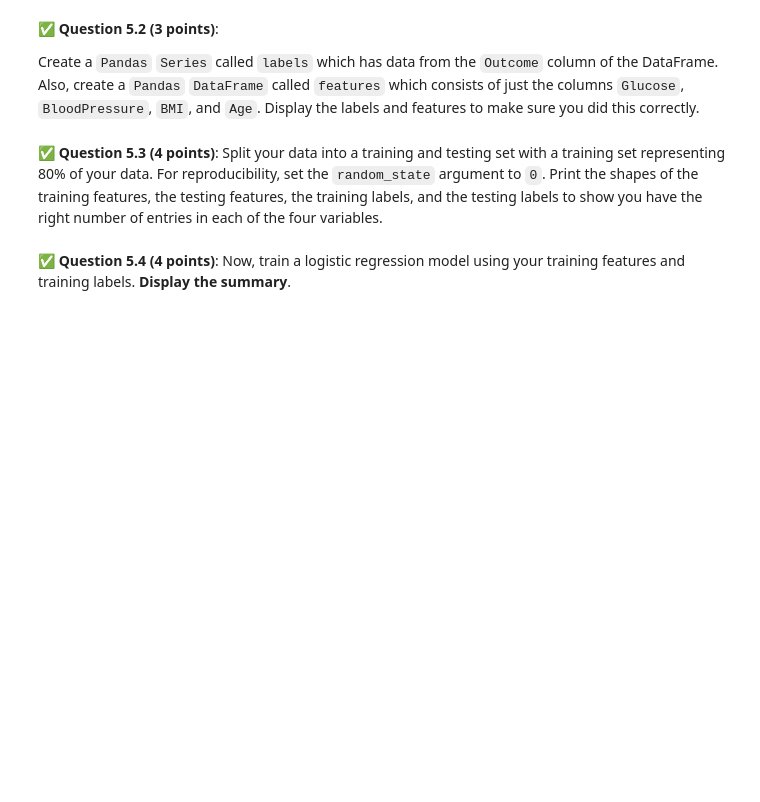
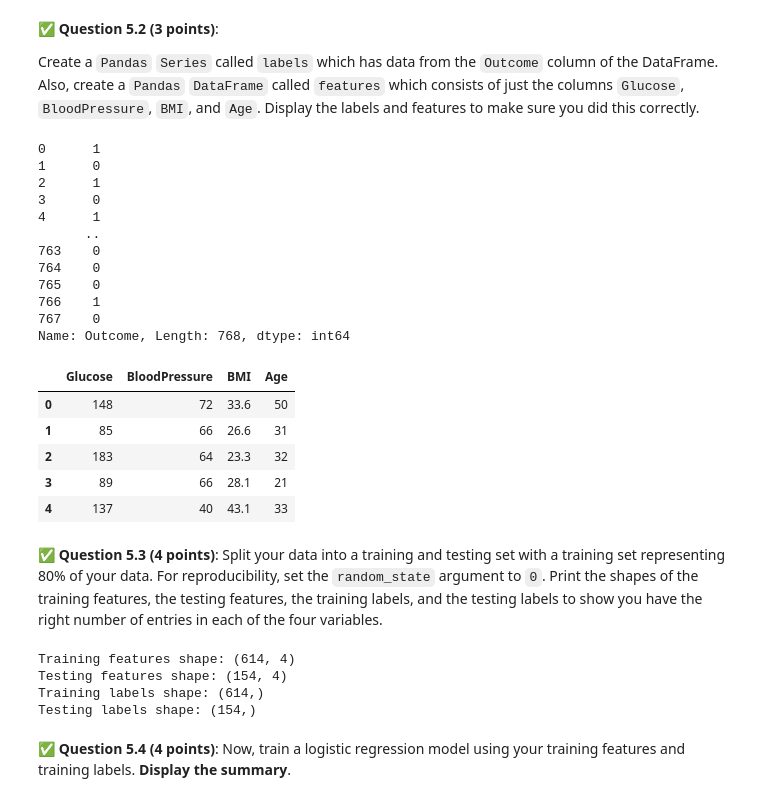
Before and after one commit to Jacob-Gross04/cmse202-s24-turnin, a Jupyter notebook: HW03/HW-03_Regression-S24-STUDENT.ipynb, the cells around one changed output. Drawn from its saved outputs; the diff is of its cells as text; code cells hidden in the pictures; blank space fills up the shorter version.

```diff
--- a/HW03/HW-03_Regression-S24-STUDENT.ipynb
+++ b/HW03/HW-03_Regression-S24-STUDENT.ipynb
@@ -505,5 +515,6 @@ In this part, we'd like to use logistic regression to classify whether a person
 # %%
 # Put your code here
+diabetes = pd.read_csv("diabetes.csv")
 # %% [markdown]
 &#9989;  **Question 5.2 (3 points)**:
 
@@ -513,2 +522,27 @@ Create a `Pandas` `Series` called `labels` which has data from the `Outcome` col
+# %%
+# Put your code here.
+labels = pd.Series(diabetes["Outcome"])
+features = diabetes.drop(columns = ["SkinThickness", "Insulin", "Pregnancies", "DiabetesPedigreeFunction", "Outcome"])
+print(labels)
+features.head()
+# %% [output]
+0      1
+1      0
+2      1
+3      0
+4      1
+      ..
+763    0
+764    0
+765    0
+766    1
+767    0
+Name: Outcome, Length: 768, dtype: int64
+|  | Glucose | BloodPressure | BMI | Age |
+| 0 | 148 | 72 | 33.6 | 50 |
+| 1 | 85 | 66 | 26.6 | 31 |
+| 2 | 183 | 64 | 23.3 | 32 |
+| 3 | 89 | 66 | 28.1 | 21 |
+| 4 | 137 | 40 | 43.1 | 33 |
 # %% [markdown]
 &#9989;  **Question 5.3 (4 points)**: Split your data into a training and testing set with a training set representing 80% of your data. For reproducibility, set the `random_state` argument to `0`. Print the shapes of the training features, the testing features, the training labels, and the testing labels to show you have the right number of entries in each of the four variables.
@@ -517,2 +549,18 @@ Create a `Pandas` `Series` called `labels` which has data from the `Outcome` col
+# %%
+# Put your code here
+from sklearn.model_selection import train_test_split
+
+# Split the data into training and testing sets
+features_train, features_test, labels_train, labels_test = train_test_split(features, labels, test_size=0.2, random_state=0)
+
+print("Training features shape:", features_train.shape)
+print("Testing features shape:", features_test.shape)
+print("Training labels shape:", labels_train.shape)
+print("Testing labels shape:", labels_test.shape)
+# %% [output]
+Training features shape: (614, 4)
+Testing features shape: (154, 4)
+Training labels shape: (614,)
+Testing labels shape: (154,)
 # %% [markdown]
 &#9989;  **Question 5.4 (4 points)**: Now, train a logistic regression model using your training features and training labels. **Display the summary**.
```
Also changed, not shown: parts of 9 cells of this notebook.
